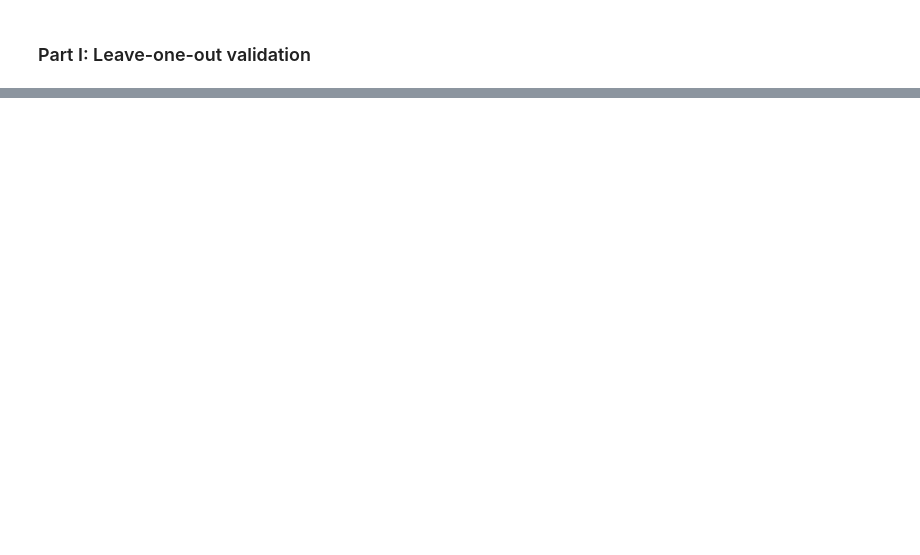
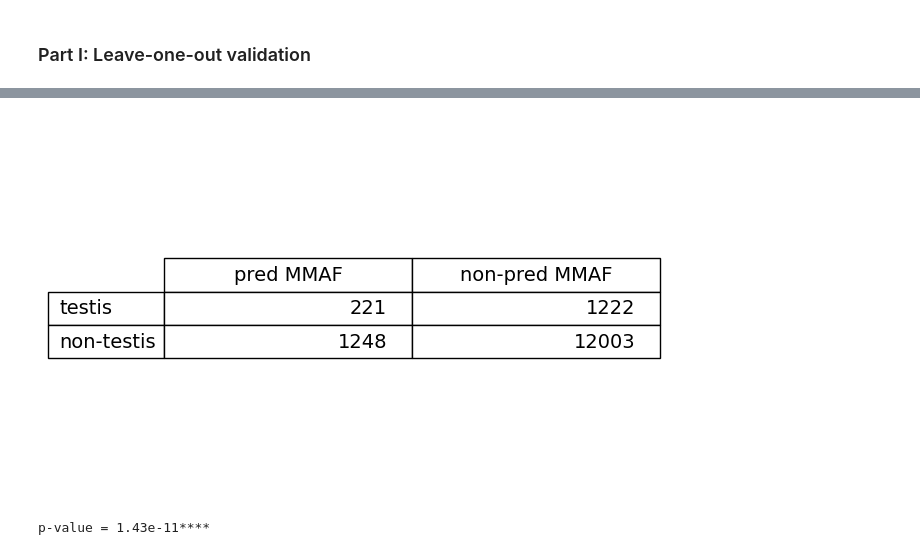
Before and after one commit to jedrzejkubica/GBA-centrality, a Jupyter notebook: dev/validation_GBA_centrality.ipynb, the cells around one changed output, grey strips where cells are left out. Saved outputs shown, nothing was run; the diff lists cells and outputs as text; code cells hidden in the pictures; blank space fills up the shorter version.

```diff
--- a/dev/validation_GBA_centrality.ipynb
+++ b/dev/validation_GBA_centrality.ipynb
@@ -434,0 +280,42 @@ Text(0.5, 1.0, 'The intersection of predicted causal proteins\n in old vs new in
+# %%
+'''Get top x% of highest-scoring genes'''
+pred_causal, non_pred_causal = take_top_percent(results_sorted, PRED_CAUSAL_DEF)
+# %%
+'''Get top x% of genes expressed in the tissue'''
+tissue_expr_sorted = sorted(tissue_expr.keys(), key=lambda item: tissue_expr[item], reverse=True)
+tissue_enriched, non_tissue_enriched = take_top_percent(tissue_expr_sorted, TISSUE_ENRICHED_DEF)
+# %%
+'''Construct a contingency matrix for the statistical test'''
+x1 = len(intersection(pred_causal, tissue_enriched))
+x2 = len(intersection(non_pred_causal, tissue_enriched))
+x3 = len(intersection(pred_causal, non_tissue_enriched))
+x4 = len(intersection(non_pred_causal, non_tissue_enriched))
+
+contingency_matrix = [[x1, x2], [x3, x4]]
+
+# plot the contingency table
+fig, ax = matplotlib.pyplot.subplots()
+table = ax.table(contingency_matrix,
+                 rowLabels=[f'{TISSUE}', f'non-{TISSUE}'],
+                 colLabels=[f'pred {PHENOTYPE}', f'non-pred {PHENOTYPE}'],
+                 loc="center")
+ax.axis('tight')
+ax.axis('off')
+table.set_fontsize(14)
+table.scale(1,2)
+# %% [output]
+[figure, added]
+# %%
+'''
+Check if the ratio of predicted causal proteins enriched in the tissue is greater
+than the ratio of all proteins enriched in the tissue
+
+Note: alternative='greater' is the probability that a random table has x >= a,
+where contingency_matrix = [[a, b], [c, d]]
+'''
+_, p_tissue_expr = scipy.stats.fisher_exact(contingency_matrix, alternative='greater')
+
+p_tissue_expr = format_pvalue(pvalue=p_tissue_expr)
+print(f"p-value = {p_tissue_expr}")
+# %% [output]
+p-value = 1.43e-11****
```
Also changed, not shown: parts of 50 cells of this notebook.
